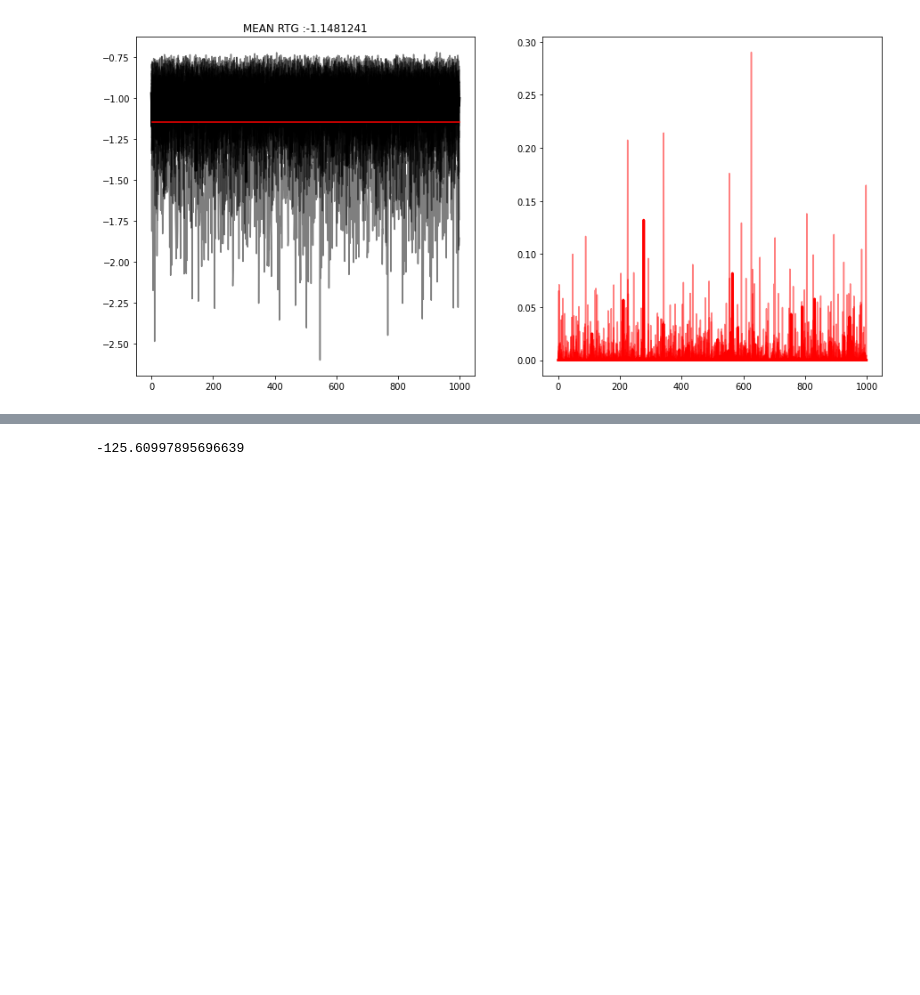
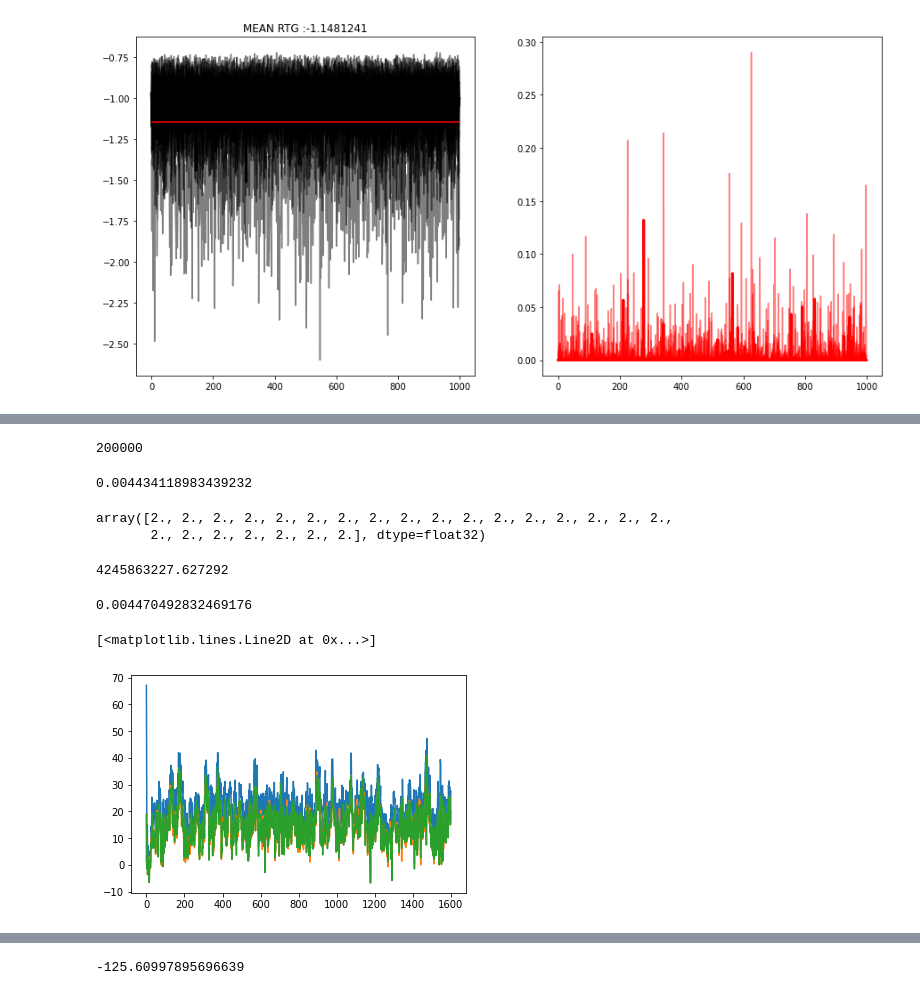
Before and after one commit to gdbmanu/VariationalRL, a Jupyter notebook: 200820-Bipedal-full-with-reward-DQN-Adam-KNN-PART-1000-HIDDEN-300-G99-BETA-100-PREC-1-retain-test-MULT-30-alpha-em4(****).ipynb, the cells around one changed output, grey strips where cells are left out. Drawn from its saved outputs; the diff is of its cells as text; code cells hidden in the pictures; blank space fills up the shorter version.

Commit message:
calc_state_probs update

```diff
--- a/200820-Bipedal-full-with-reward-DQN-Adam-KNN-PART-1000-HIDDEN-300-G99-BETA-100-PREC-1-retain-test-MULT-30-alpha-em4(****).ipynb
+++ b/200820-Bipedal-full-with-reward-DQN-Adam-KNN-PART-1000-HIDDEN-300-G99-BETA-100-PREC-1-retain-test-MULT-30-alpha-em4(****).ipynb
@@ -299,0 +302,29 @@ ax2.plot(agent.softmax(obs, Q=agent.Q_ref, actions_set=actions_set), 'r', linewi
+# %%
+import time
+from trainer import KNN_prob
+
+final_time = agent.get_time()
+#liste_KL = np.zeros(final_time)
+liste_KL_sample_3 = np.zeros(final_time)
+
+state_probs = KNN_prob(np.array(trainer.mem_obs))
+
+transitions = agent.memory.sample(20000)
+batch = Transition(*zip(*transitions))
+
+state_probs_sample =  KNN_prob(np.array(batch.obs)) #KNN_prob(np.array(trainer.mem_obs[::100]))
+ref_probs = trainer.calc_ref_probs(obs)
+
+tic = time.clock()
+for t in range(final_time):
+    new_obs = trainer.trajectory[t + 1]
+    #print(trainer.state_probs(new_obs))
+    test_done = final_time == t + 1
+
+    transitions = agent.memory.sample(20000)
+    batch = Transition(*zip(*transitions))
+    state_probs_sample.data = batch.obs
+    #liste_KL[t] = trainer.KL(new_obs, done=test_done)
+    liste_KL_sample_3[t] = max(np.log(state_probs_sample(new_obs)) - np.log(ref_probs), -100)
+toc = time.clock()
+print('elapsed time', toc-tic)
@@ -300 +333,29 @@ ax2.plot(agent.softmax(obs, Q=agent.Q_ref, actions_set=actions_set), 'r', linewi
+# %%
+len(trainer.mem_obs)
+# %% [output]
+200000
+# %%
+trainer.ref_probs
+# %% [output]
+0.004434118983439232
+# %%
+agent.env.observation_space.high - agent.env.observation_space.low
+# %% [output]
+array([2., 2., 2., 2., 2., 2., 2., 2., 2., 2., 2., 2., 2., 2., 2., 2., 2.,
+       2., 2., 2., 2., 2., 2., 2.], dtype=float32)
+# %%
+trainer.state_probs(new_obs)
+# %% [output]
+4245863227.627292
+# %%
+trainer.calc_ref_probs(new_obs*100)
+# %% [output]
+0.004470492832469176
+# %%
+plt.plot(liste_KL)
+plt.plot(liste_KL_sample)
+plt.plot(liste_KL_sample_3)
+# %% [output]
+[<matplotlib.lines.Line2D at 0x...>]
+[figure, added]
 # %%
```
Also changed, not shown: parts of 9 cells of this notebook, 1 other file.
